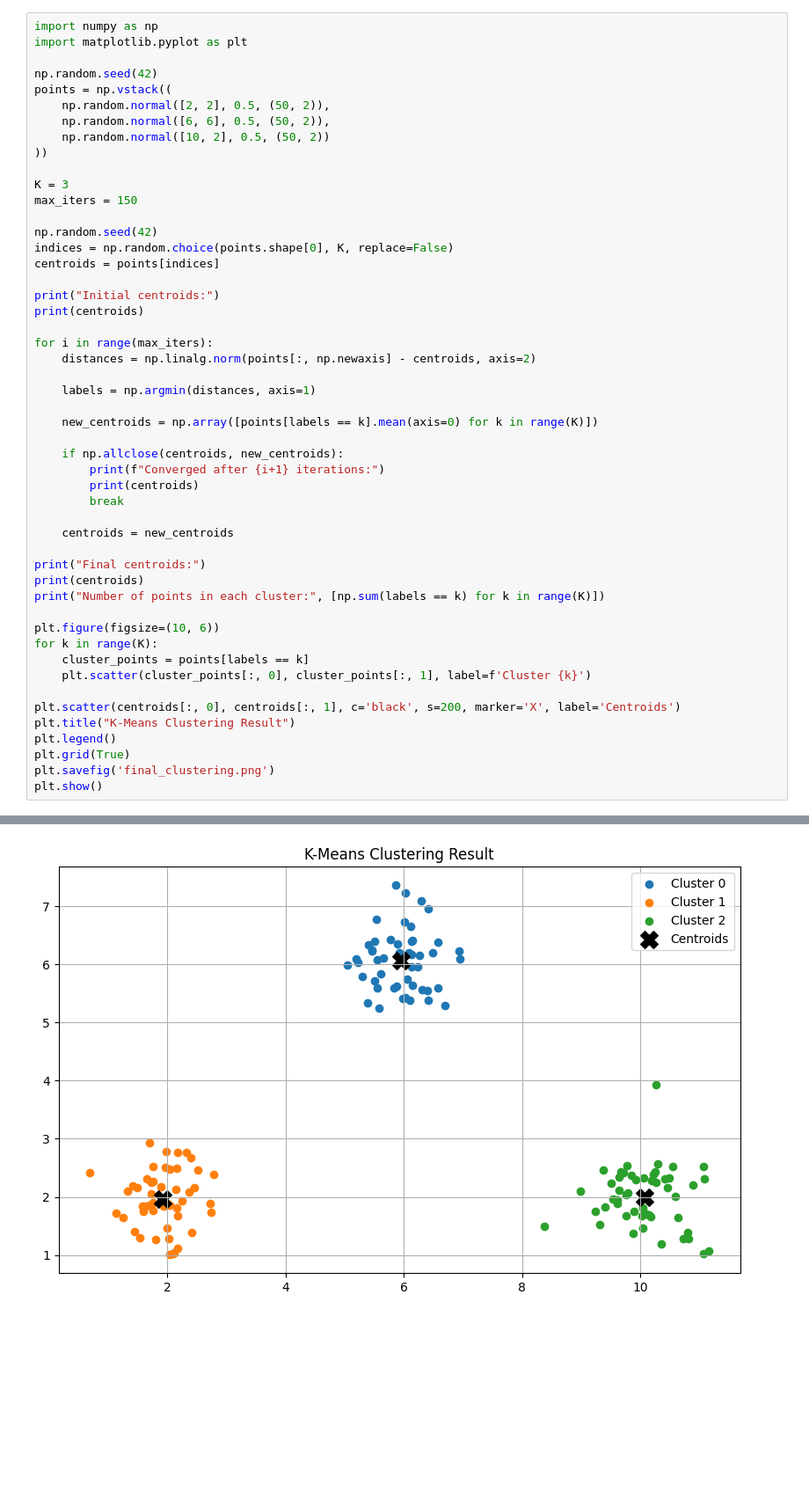
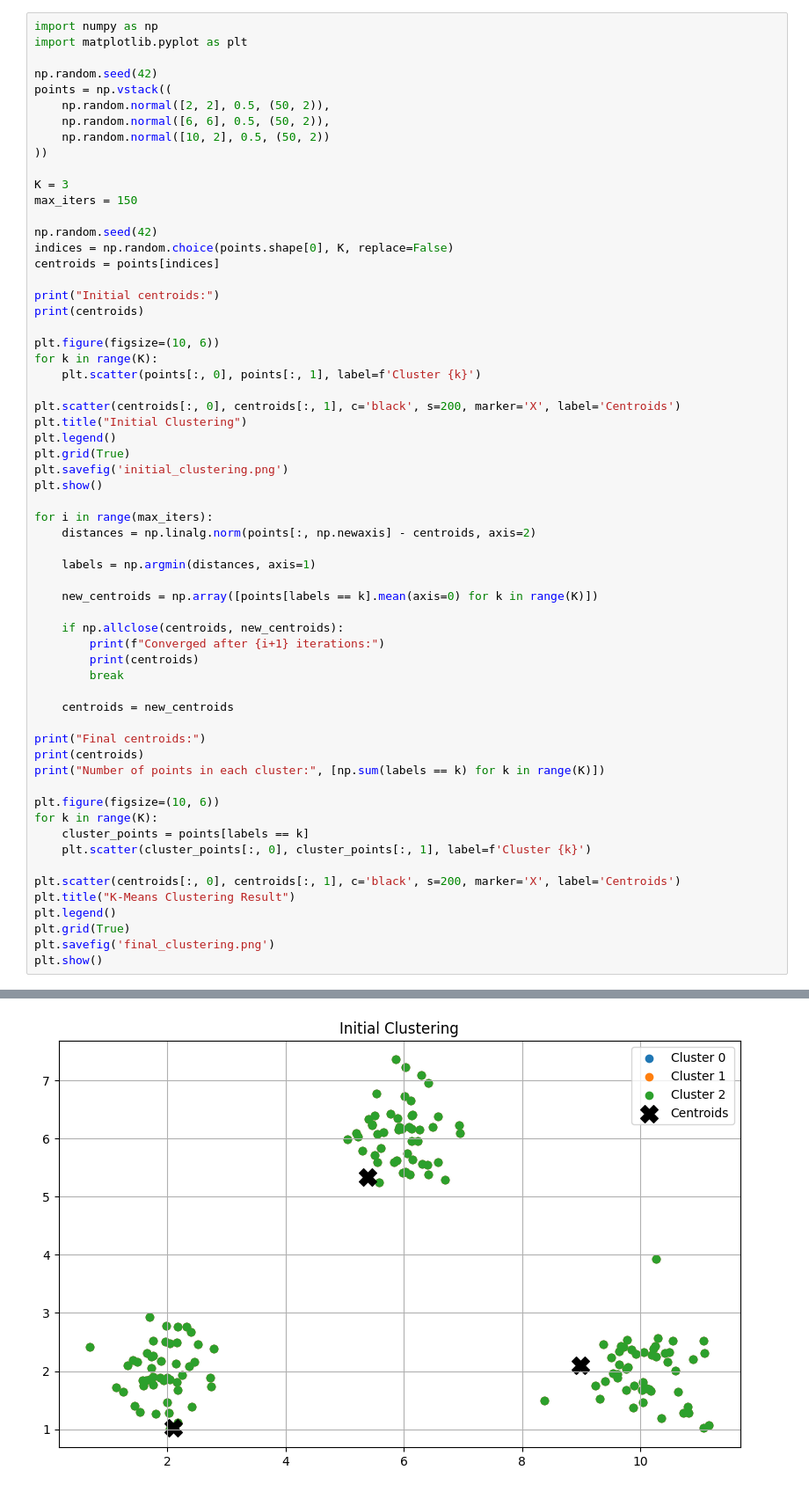
Before and after one commit to shawonNirob/machine-learning-algorithm, a Jupyter notebook: Unsupervised Learning/Clustering/K-Means/kmeans_pure_numpy_implementation.ipynb, the cells around one changed output, grey strips where cells are left out. Shown at 88% size. Drawn from its saved outputs; the diff is of its cells as text; blank space fills up the shorter version.

Commit message:
K-Means initial state and final state

```diff
--- a/Unsupervised Learning/Clustering/K-Means/kmeans_pure_numpy_implementation.ipynb
+++ b/Unsupervised Learning/Clustering/K-Means/kmeans_pure_numpy_implementation.ipynb
@@ -18,6 +18,17 @@ centroids = points[indices]
 
 print("Initial centroids:")
 print(centroids)
+
+plt.figure(figsize=(10, 6))
+for k in range(K):
+    plt.scatter(points[:, 0], points[:, 1], label=f'Cluster {k}')
+
+plt.scatter(centroids[:, 0], centroids[:, 1], c='black', s=200, marker='X', label='Centroids')
+plt.title("Initial Clustering")
+plt.legend()
+plt.grid(True)
+plt.savefig('initial_clustering.png')
+plt.show()
 
 for i in range(max_iters):
     distances = np.linalg.norm(points[:, np.newaxis] - centroids, axis=2)
@@ -65 +67 @@ Number of points in each cluster: [np.int64(50), np.int64(50), np.int64(50)]
-[figure, old version]
+[figure, new version]
```
Also changed, not shown: parts of 1 cell of this notebook, 1 other file.
